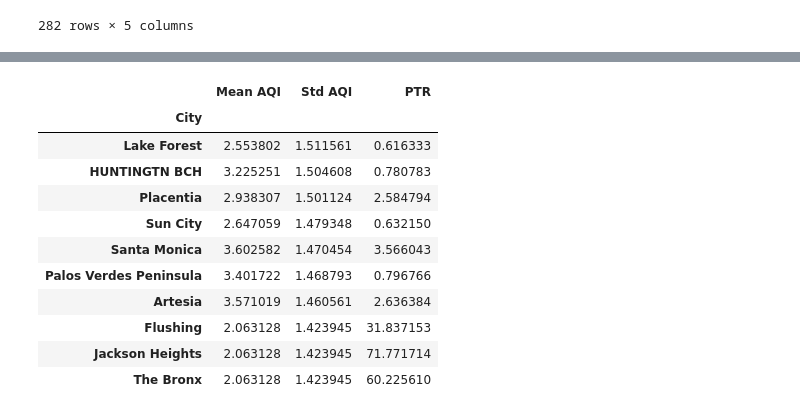
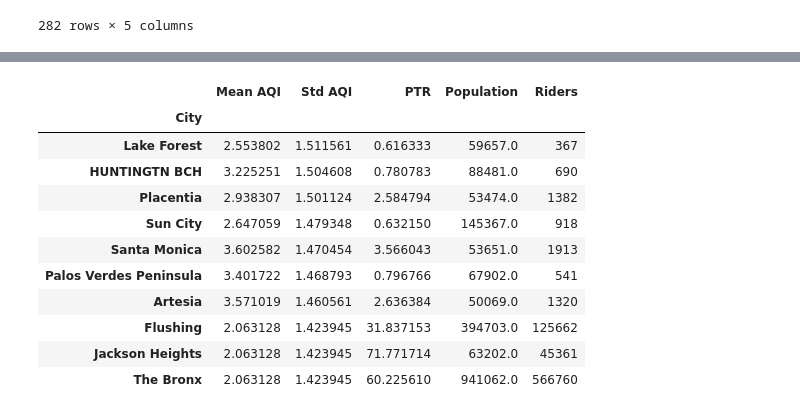
Before and after one commit to khartmann5/Project_01, a Jupyter notebook: Air_Quality_Data.ipynb, the cells around one changed output, grey strips where cells are left out. Drawn from its saved outputs; the diff is of its cells as text; code cells hidden in the pictures.

```diff
--- a/Air_Quality_Data.ipynb
+++ b/Air_Quality_Data.ipynb
@@ -373,19 +338,20 @@ bycity_bottom5_df.iloc[0:10,:]
 # %%
-#Sort
-bycity_top5_std_df = bycity_summary_df.sort_values("Std AQI", ascending=False)
-#Display first 5 rows
-bycity_top5_std_df.iloc[0:10,:]
+# Finding the highest standard deviation
+# Sort
+bycity_top10_std_df = bycity_summary_df.sort_values("Std AQI", ascending=False)
+# Display first 10 rows
+bycity_top10_std_df.iloc[0:10,:]
 # %% [output]
-|  | Mean AQI | Std AQI | PTR |
-| City |  |  |  |
-| Lake Forest | 2.553802 | 1.511561 | 0.616333 |
-| HUNTINGTN BCH | 3.225251 | 1.504608 | 0.780783 |
-| Placentia | 2.938307 | 1.501124 | 2.584794 |
-| Sun City | 2.647059 | 1.479348 | 0.632150 |
-| Santa Monica | 3.602582 | 1.470454 | 3.566043 |
-| Palos Verdes Peninsula | 3.401722 | 1.468793 | 0.796766 |
-| Artesia | 3.571019 | 1.460561 | 2.636384 |
-| Flushing | 2.063128 | 1.423945 | 31.837153 |
-| Jackson Heights | 2.063128 | 1.423945 | 71.771714 |
-| The Bronx | 2.063128 | 1.423945 | 60.225610 |
+|  | Mean AQI | Std AQI | PTR | Population | Riders |
+| City |  |  |  |  |  |
+| Lake Forest | 2.553802 | 1.511561 | 0.616333 | 59657.0 | 367 |
+| HUNTINGTN BCH | 3.225251 | 1.504608 | 0.780783 | 88481.0 | 690 |
+| Placentia | 2.938307 | 1.501124 | 2.584794 | 53474.0 | 1382 |
+| Sun City | 2.647059 | 1.479348 | 0.632150 | 145367.0 | 918 |
+| Santa Monica | 3.602582 | 1.470454 | 3.566043 | 53651.0 | 1913 |
+| Palos Verdes Peninsula | 3.401722 | 1.468793 | 0.796766 | 67902.0 | 541 |
+| Artesia | 3.571019 | 1.460561 | 2.636384 | 50069.0 | 1320 |
+| Flushing | 2.063128 | 1.423945 | 31.837153 | 394703.0 | 125662 |
+| Jackson Heights | 2.063128 | 1.423945 | 71.771714 | 63202.0 | 45361 |
+| The Bronx | 2.063128 | 1.423945 | 60.225610 | 941062.0 | 566760 |
 # %%
```
Also changed, not shown: parts of 16 cells of this notebook.
